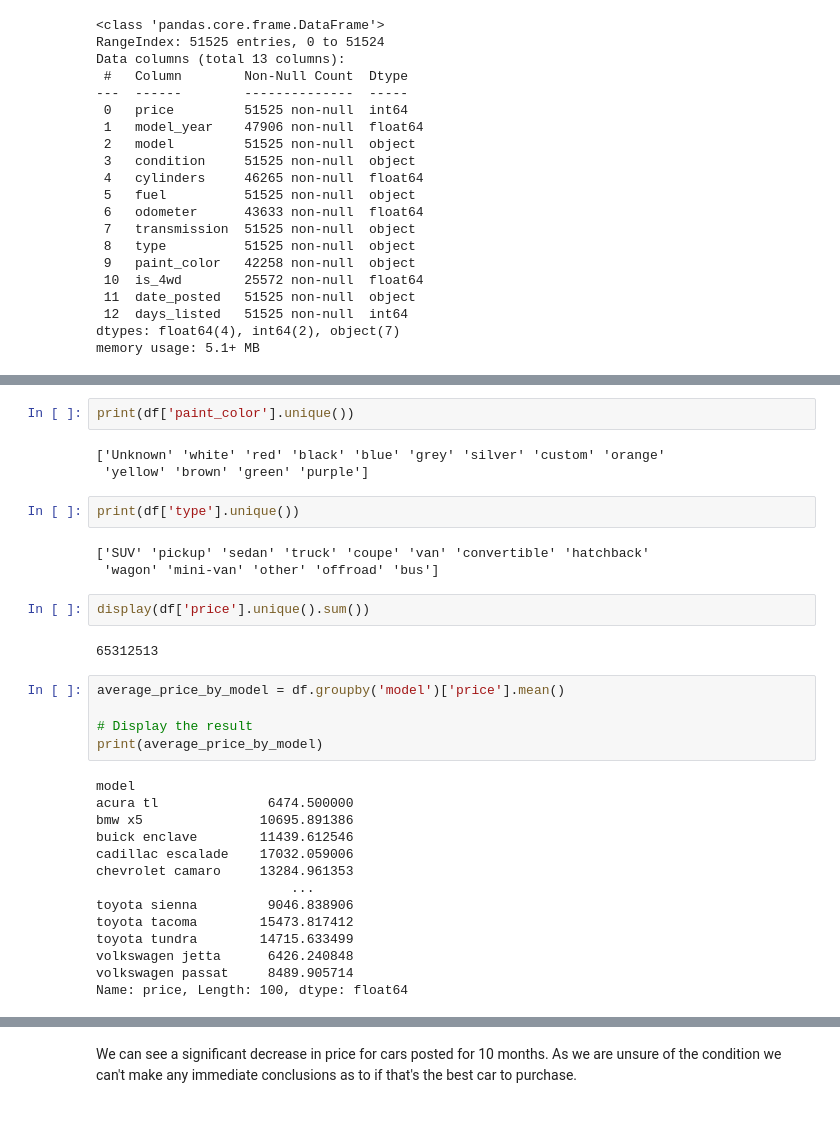
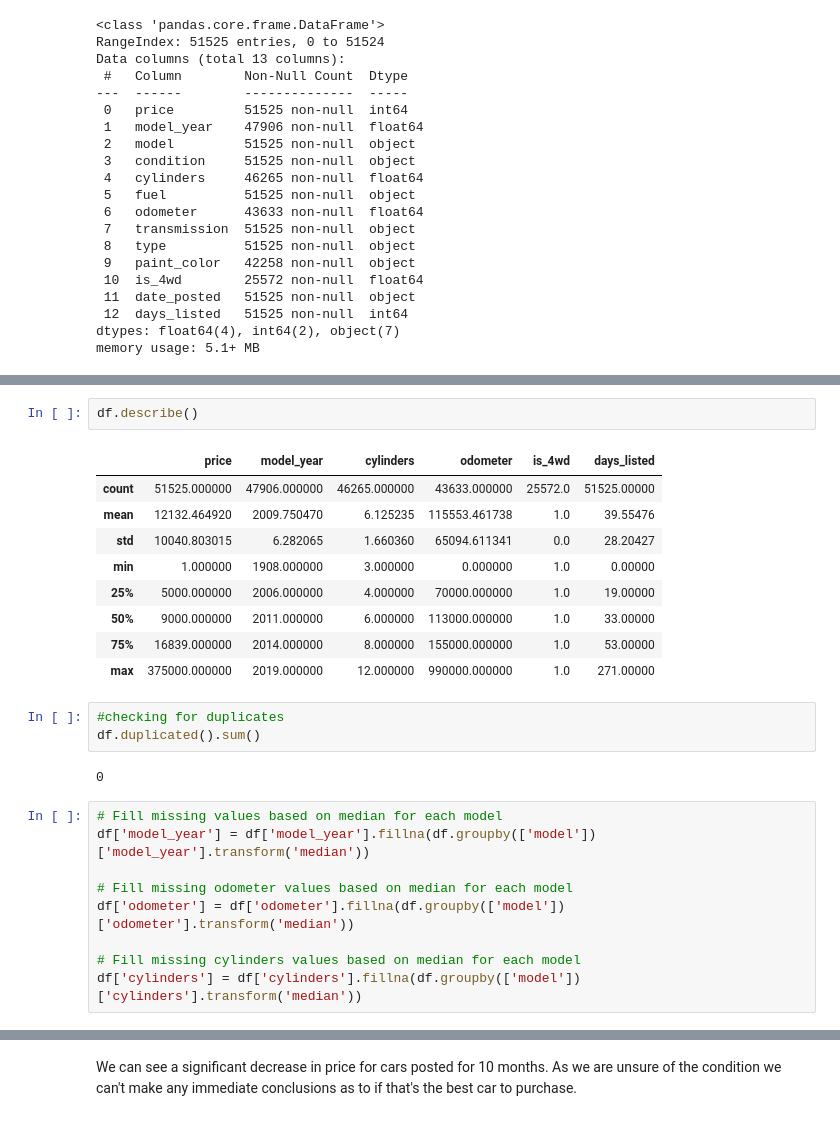
Before and after one commit to Wmazzeo91/sprint_4_project, a Jupyter notebook: eda.ipynb, the cells around one changed output, grey strips where cells are left out. Cells and saved outputs as stored; diff of their text form.

```diff
--- a/eda.ipynb
+++ b/eda.ipynb
@@ -111,33 +34,26 @@ print(df['model'].unique())
-# %%
-print(df['paint_color'].unique())
-# %% [output]
-['Unknown' 'white' 'red' 'black' 'blue' 'grey' 'silver' 'custom' 'orange'
- 'yellow' 'brown' 'green' 'purple']
-# %%
-print(df['type'].unique())
-# %% [output]
-['SUV' 'pickup' 'sedan' 'truck' 'coupe' 'van' 'convertible' 'hatchback'
- 'wagon' 'mini-van' 'other' 'offroad' 'bus']
-# %%
-display(df['price'].unique().sum())
-# %% [output]
-65312513
-# %%
-average_price_by_model = df.groupby('model')['price'].mean()
-
-# Display the result
-print(average_price_by_model)
-# %% [output]
-model
-acura tl              6474.500000
-bmw x5               10695.891386
-buick enclave        11439.612546
-cadillac escalade    17032.059006
-chevrolet camaro     13284.961353
-                         ...
-toyota sienna         9046.838906
-toyota tacoma        15473.817412
-toyota tundra        14715.633499
-volkswagen jetta      6426.240848
-volkswagen passat     8489.905714
-Name: price, Length: 100, dtype: float64
+# %%
+df.describe()
+# %% [output]
+|  | price | model_year | cylinders | odometer | is_4wd | days_listed |
+| count | 51525.000000 | 47906.000000 | 46265.000000 | 43633.000000 | 25572.0 | 51525.00000 |
+| mean | 12132.464920 | 2009.750470 | 6.125235 | 115553.461738 | 1.0 | 39.55476 |
+| std | 10040.803015 | 6.282065 | 1.660360 | 65094.611341 | 0.0 | 28.20427 |
+| min | 1.000000 | 1908.000000 | 3.000000 | 0.000000 | 1.0 | 0.00000 |
+| 25% | 5000.000000 | 2006.000000 | 4.000000 | 70000.000000 | 1.0 | 19.00000 |
+| 50% | 9000.000000 | 2011.000000 | 6.000000 | 113000.000000 | 1.0 | 33.00000 |
+| 75% | 16839.000000 | 2014.000000 | 8.000000 | 155000.000000 | 1.0 | 53.00000 |
+| max | 375000.000000 | 2019.000000 | 12.000000 | 990000.000000 | 1.0 | 271.00000 |
+# %%
+#checking for duplicates
+df.duplicated().sum()
+# %% [output]
+0
+# %%
+# Fill missing values based on median for each model
+df['model_year'] = df['model_year'].fillna(df.groupby(['model'])['model_year'].transform('median'))
+
+# Fill missing odometer values based on median for each model
+df['odometer'] = df['odometer'].fillna(df.groupby(['model'])['odometer'].transform('median'))
+
+# Fill missing cylinders values based on median for each model
+df['cylinders'] = df['cylinders'].fillna(df.groupby(['model'])['cylinders'].transform('median'))
```
Also changed, not shown: parts of 29 cells of this notebook, 1 other file.
